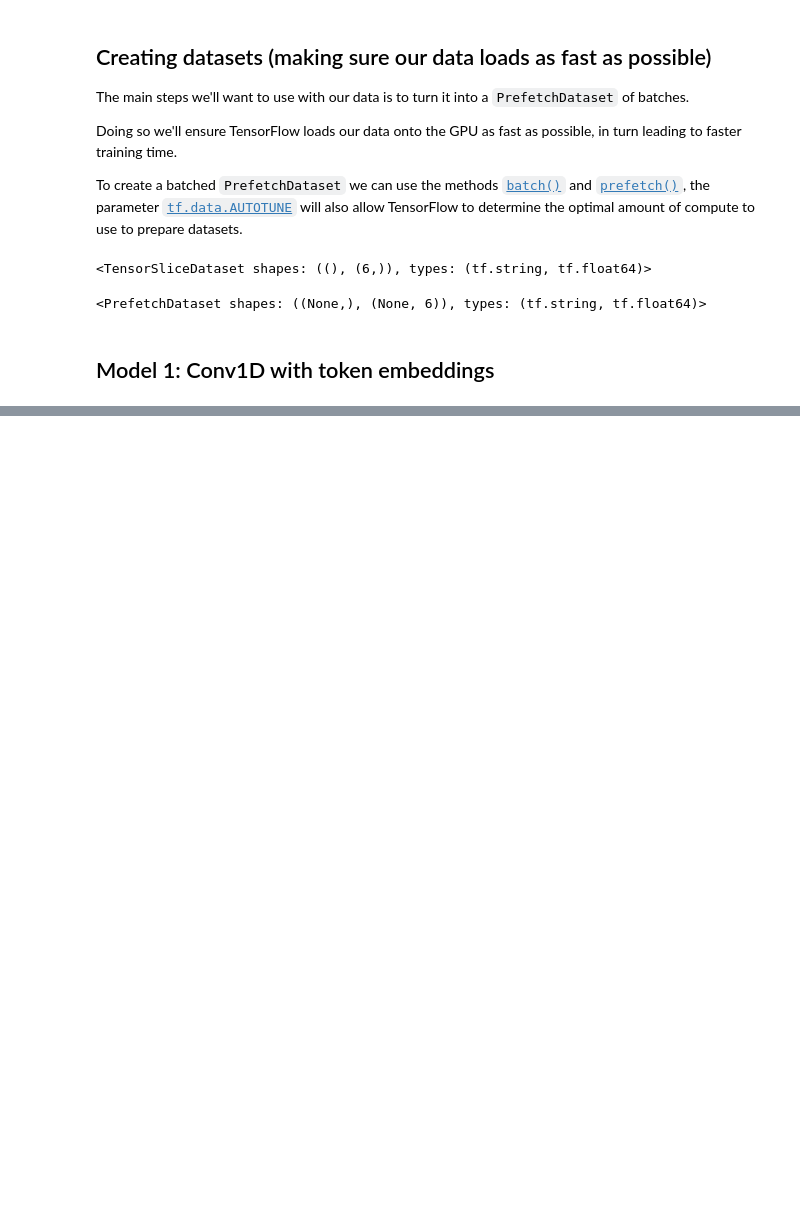
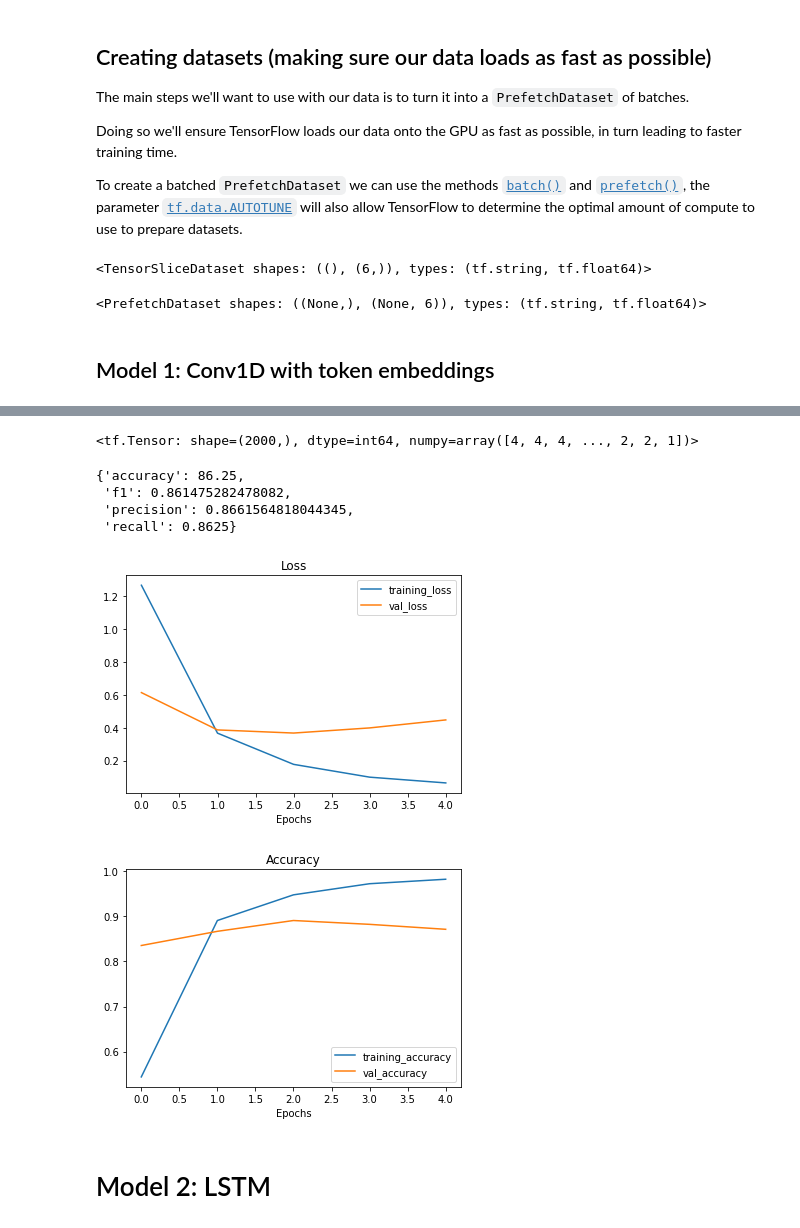
Before and after one commit to egehanasal/Emotion-Detection-From-Text, a Jupyter notebook: Emotion_detection_from_text.ipynb, the cells around one changed output, grey strips where cells are left out. Drawn from its saved outputs; the diff is of its cells as text; code cells hidden in the pictures; blank space fills up the shorter version.

```diff
--- a/Emotion_detection_from_text.ipynb
+++ b/Emotion_detection_from_text.ipynb
@@ -347,5 +320,5 @@ len(results)
 # %%
-max_tokens = 52450
+max_tokens = 15200
 # %%
 # Create text vectorizer
 from tensorflow.keras.layers.experimental.preprocessing import TextVectorization
@@ -460,12 +447,8 @@ train_dataset
 inputs = layers.Input(shape=(1,), dtype=tf.string)
 text_vectors = text_vectorizer(inputs) # vectorize text inputs
 token_embeddings = token_embed(text_vectors) # create embedding
-x = layers.Conv1D(16, kernel_size=5, padding="same", activation="relu")(token_embeddings)
+x = layers.Conv1D(24, kernel_size=5, padding="same", activation="relu")(token_embeddings)
 x = layers.MaxPooling1D(pool_size=2, padding="valid")(x)
-x = layers.Dropout(0.5)(x)
-x = layers.MaxPooling1D(pool_size=2, padding="valid")(x)
-x = layers.Dropout(0.6)(x)
-x = layers.MaxPooling1D(pool_size=3, padding="valid")(x)
 x = layers.GlobalAveragePooling1D()(x)  #condense the output of our vector from conv layer
 outputs = layers.Dense(num_classes, activation="softmax")(x)
 model_1 = tf.keras.Model(inputs, outputs)
@@ -498,6 +483,6 @@ _________________________________________________________________
 # %%
 # Fit the model
 history_model_1 = model_1.fit(train_dataset,
-                              epochs=3,
+                              epochs=5,
                               validation_data=val_dataset)
 # %% [output]
@@ -514,0 +523,25 @@ model_1.evaluate(test_dataset)
+# %%
+# Convert pred probs to classes
+model_1_preds = tf.argmax(model_1_pred_probs, axis=1)
+model_1_preds
+# %% [output]
+<tf.Tensor: shape=(2000,), dtype=int64, numpy=array([4, 4, 4, ..., 2, 2, 1])>
+# %%
+# Calculate model_1 results
+model_1_results = calculate_results(y_true=test_labels_encoded,
+                                    y_pred=model_1_preds)
+model_1_results
+# %% [output]
+{'accuracy': 86.25,
+ 'f1': 0.861475282478082,
+ 'precision': 0.8661564818044345,
+ 'recall': 0.8625}
+# %%
+# Plot the loss curves
+from helper_functions import plot_loss_curves
+plot_loss_curves(history_model_1)
+# %% [output]
+[figure, added]
+[figure, added]
+# %% [markdown]
+# Model 2: LSTM
```
Also changed, not shown: parts of 60 cells of this notebook, 4 other files.
